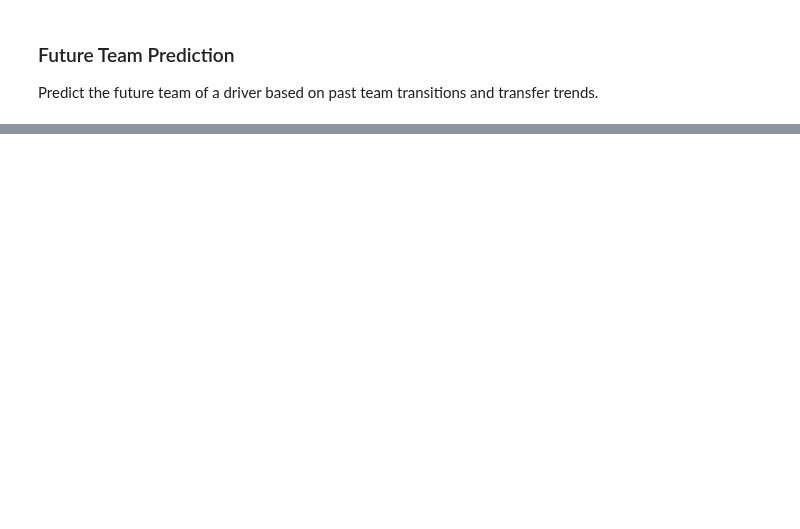
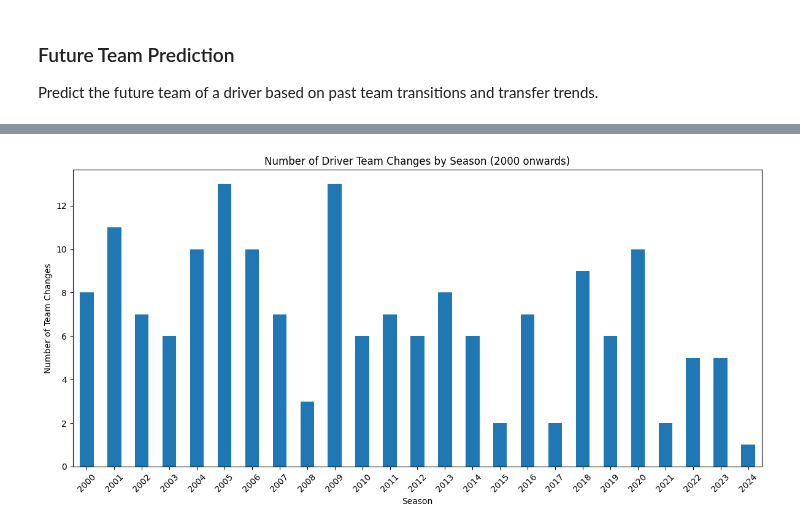
Before and after one commit to yesh-045/Data_Premier_League, a Jupyter notebook: challenges/future_team_prediction/model.ipynb, the cells around one changed output, grey strips where cells are left out. Cells and saved outputs as stored; diff of their text form; code cells hidden in the pictures; blank space fills up the shorter version.

```diff
--- a/challenges/future_team_prediction/model.ipynb
+++ b/challenges/future_team_prediction/model.ipynb
@@ -211,0 +203,19 @@ Application Error: Training failed: y contains previously unseen labels: np.str_
+# %%
+# Filter data from the year 2000 onwards
+df_2000_onwards = df[df['season'] >= 2000]
+
+# Count team changes by season
+seasonal_changes = df_2000_onwards.groupby('season').apply(
+    lambda x: (x['constructorName'] != x['next_constructor']).sum()
+)
+
+plt.figure(figsize=(12, 6))
+seasonal_changes.plot(kind='bar')
+plt.title('Number of Driver Team Changes by Season (2000 onwards)')
+plt.xlabel('Season')
+plt.ylabel('Number of Team Changes')
+plt.xticks(rotation=45)
+plt.tight_layout()
+plt.show()
+# %% [output]
+[figure, added]
```
Also changed, not shown: parts of 9 cells of this notebook.
